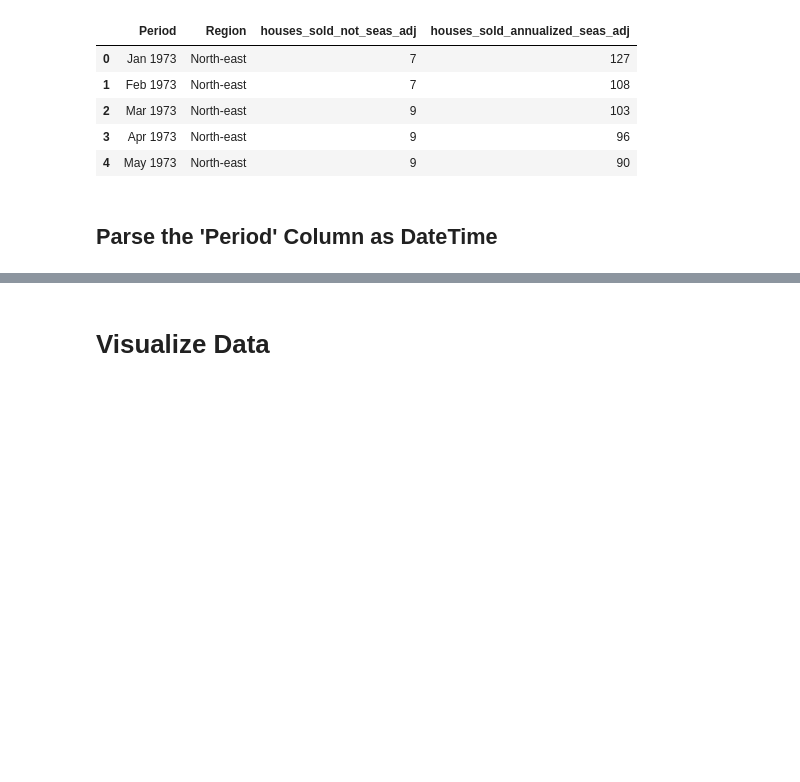
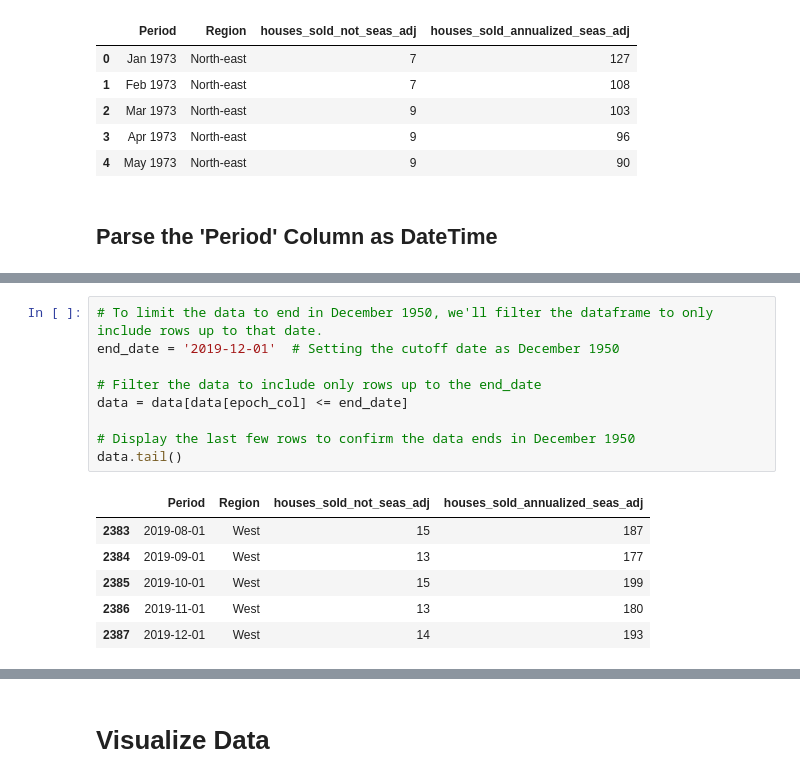
Before and after one commit to readytensor/rt-datasets-forecasting, a Jupyter notebook: datasets/raw/new_house_sales/prepare_new_house_sales_data.ipynb, the cells around one changed output, grey strips where cells are left out. Cells and saved outputs as stored; diff of their text form; blank space fills up the shorter version.

```diff
--- a/datasets/raw/new_house_sales/prepare_new_house_sales_data.ipynb
+++ b/datasets/raw/new_house_sales/prepare_new_house_sales_data.ipynb
@@ -84,3 +97,19 @@ data.head()
+# %%
+# To limit the data to end in December 1950, we'll filter the dataframe to only include rows up to that date.
+end_date = '2019-12-01'  # Setting the cutoff date as December 1950
+
+# Filter the data to include only rows up to the end_date
+data = data[data[epoch_col] <= end_date]
+
+# Display the last few rows to confirm the data ends in December 1950
+data.tail()
+# %% [output]
+|  | Period | Region | houses_sold_not_seas_adj | houses_sold_annualized_seas_adj |
+| 2383 | 2019-08-01 | West | 15 | 187 |
+| 2384 | 2019-09-01 | West | 13 | 177 |
+| 2385 | 2019-10-01 | West | 15 | 199 |
+| 2386 | 2019-11-01 | West | 13 | 180 |
+| 2387 | 2019-12-01 | West | 14 | 193 |
 # %%
 data['Period'].nunique()
 # %% [output]
```
Also changed, not shown: parts of 7 cells of this notebook, 39 other files.
